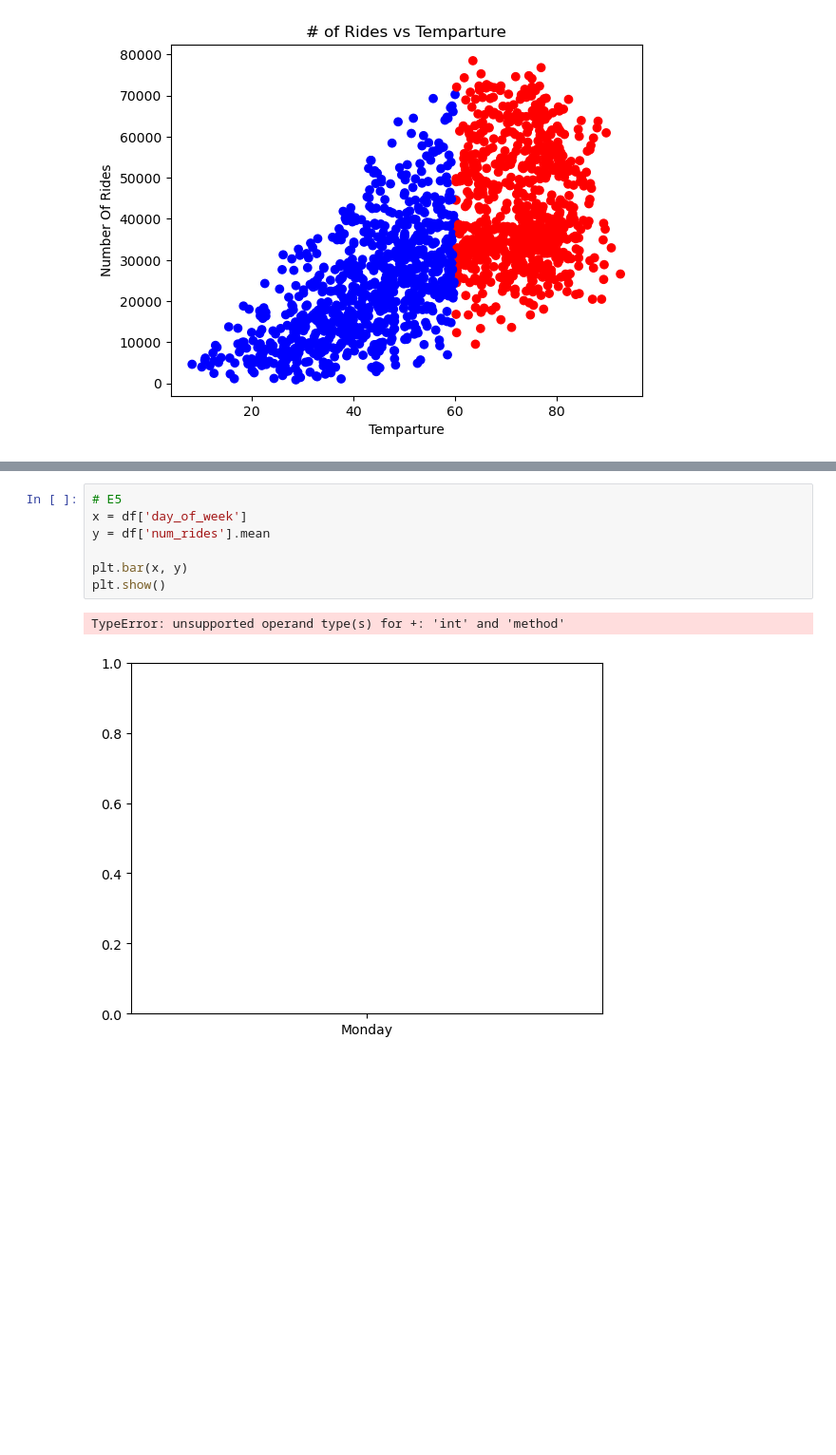
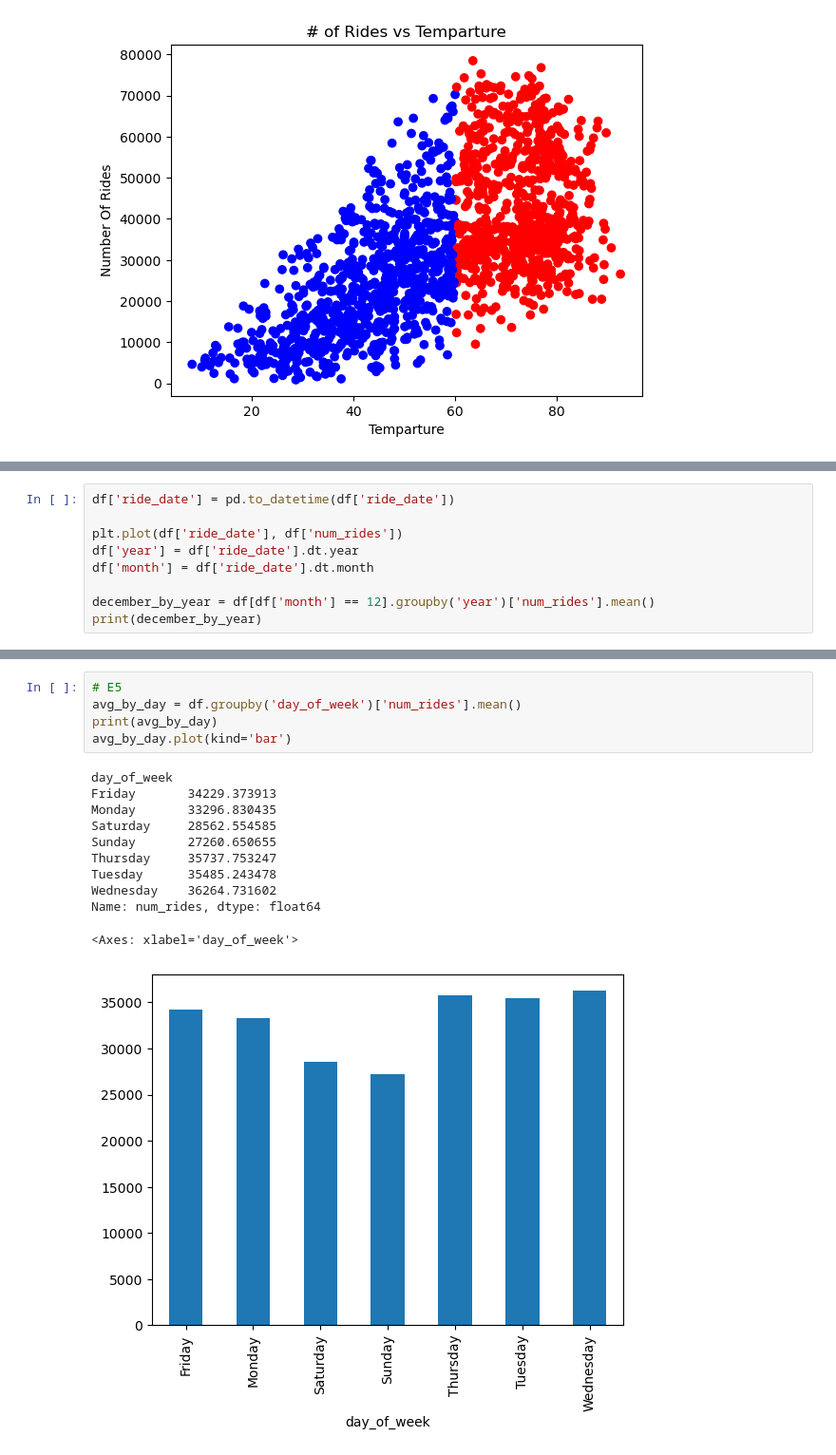
Before and after one commit to Sheryl122/citibike-ridership-model, a Jupyter notebook: code/eda.ipynb, the cells around one changed output, grey strips where cells are left out. Shown: that part at 95% size. Saved outputs shown, nothing was run; the diff lists cells and outputs as text; blank space fills up the shorter version.

Commit message:
Bar Chart Creation

```diff
--- a/code/eda.ipynb
+++ b/code/eda.ipynb
@@ -141,2 +142,11 @@ plt.show()
 # %% [output]
 [figure]
+# %%
+df['ride_date'] = pd.to_datetime(df['ride_date'])
+
+plt.plot(df['ride_date'], df['num_rides'])
+df['year'] = df['ride_date'].dt.year
+df['month'] = df['ride_date'].dt.month
+
+december_by_year = df[df['month'] == 12].groupby('year')['num_rides'].mean()
+print(december_by_year)
@@ -143,10 +166,17 @@ plt.show()
 # %%
 # E5
-x = df['day_of_week']
-y = df['num_rides'].mean
-
-plt.bar(x, y)
-plt.show()
+avg_by_day = df.groupby('day_of_week')['num_rides'].mean()
+print(avg_by_day)
+avg_by_day.plot(kind='bar')
 # %% [output]
-TypeError: unsupported operand type(s) for +: 'int' and 'method'
+day_of_week
+Friday       34229.373913
+Monday       33296.830435
+Saturday     28562.554585
+Sunday       27260.650655
+Thursday     35737.753247
+Tuesday      35485.243478
+Wednesday    36264.731602
+Name: num_rides, dtype: float64
+<Axes: xlabel='day_of_week'>
-[figure, old version]
+[figure, new version]
```
Also changed, not shown: parts of 4 cells of this notebook.
